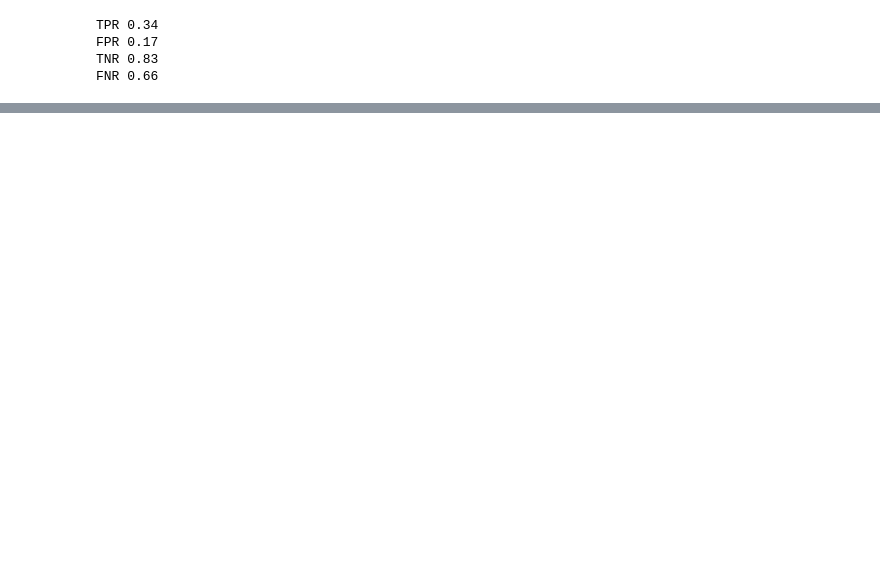
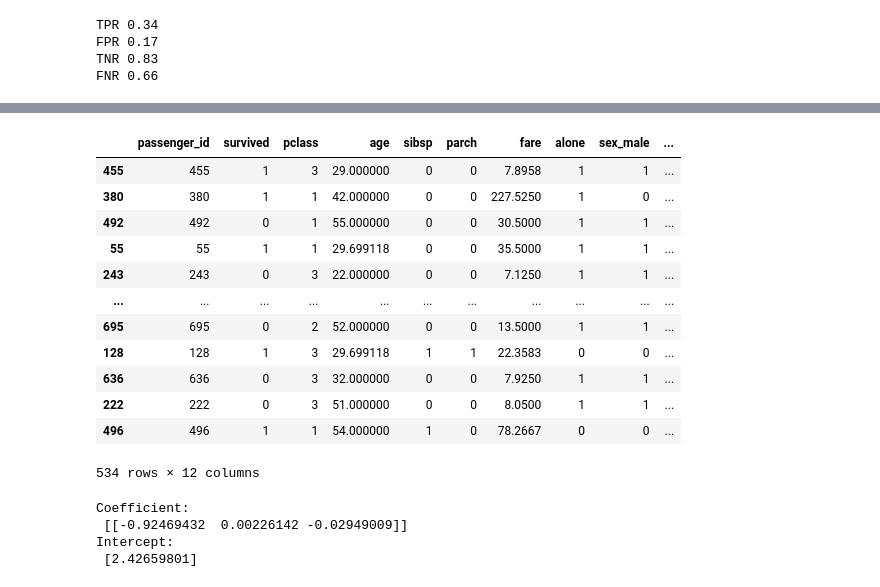
Before and after one commit to michael-haerle/classification-exercises, a Jupyter notebook: model.ipynb, the cells around one changed output, grey strips where cells are left out. Saved outputs shown, nothing was run; the diff lists cells and outputs as text; code cells hidden in the pictures; blank space fills up the shorter version.

Commit message:
added logistic regression

```diff
--- a/model.ipynb
+++ b/model.ipynb
@@ -639,0 +812,28 @@ Negative support: 329
+# %%
+train_titanic
+# %% [output]
+|  | passenger_id | survived | pclass | age | sibsp | parch | fare | alone | sex_male | ... |
+| 455 | 455 | 1 | 3 | 29.000000 | 0 | 0 | 7.8958 | 1 | 1 | ... |
+| 380 | 380 | 1 | 1 | 42.000000 | 0 | 0 | 227.5250 | 1 | 0 | ... |
+| 492 | 492 | 0 | 1 | 55.000000 | 0 | 0 | 30.5000 | 1 | 1 | ... |
+| 55 | 55 | 1 | 1 | 29.699118 | 0 | 0 | 35.5000 | 1 | 1 | ... |
+| 243 | 243 | 0 | 3 | 22.000000 | 0 | 0 | 7.1250 | 1 | 1 | ... |
+| ... | ... | ... | ... | ... | ... | ... | ... | ... | ... | ... |
+| 695 | 695 | 0 | 2 | 52.000000 | 0 | 0 | 13.5000 | 1 | 1 | ... |
+| 128 | 128 | 1 | 3 | 29.699118 | 1 | 1 | 22.3583 | 0 | 0 | ... |
+| 636 | 636 | 0 | 3 | 32.000000 | 0 | 0 | 7.9250 | 1 | 1 | ... |
+| 222 | 222 | 0 | 3 | 51.000000 | 0 | 0 | 8.0500 | 1 | 1 | ... |
+| 496 | 496 | 1 | 1 | 54.000000 | 1 | 0 | 78.2667 | 0 | 0 | ... |
+534 rows × 12 columns
+# %%
+from sklearn.linear_model import LogisticRegression
+
+logit = LogisticRegression(C=1, random_state=123, intercept_scaling=1, solver='lbfgs')
+logit.fit(x_train_titanic, y_train_titanic)
+print('Coefficient: \n', logit.coef_)
+print('Intercept: \n', logit.intercept_)
+# %% [output]
+Coefficient:
+ [[-0.92469432  0.00226142 -0.02949009]]
+Intercept:
+ [2.42659801]
```
Also changed, not shown: parts of 103 cells of this notebook.
